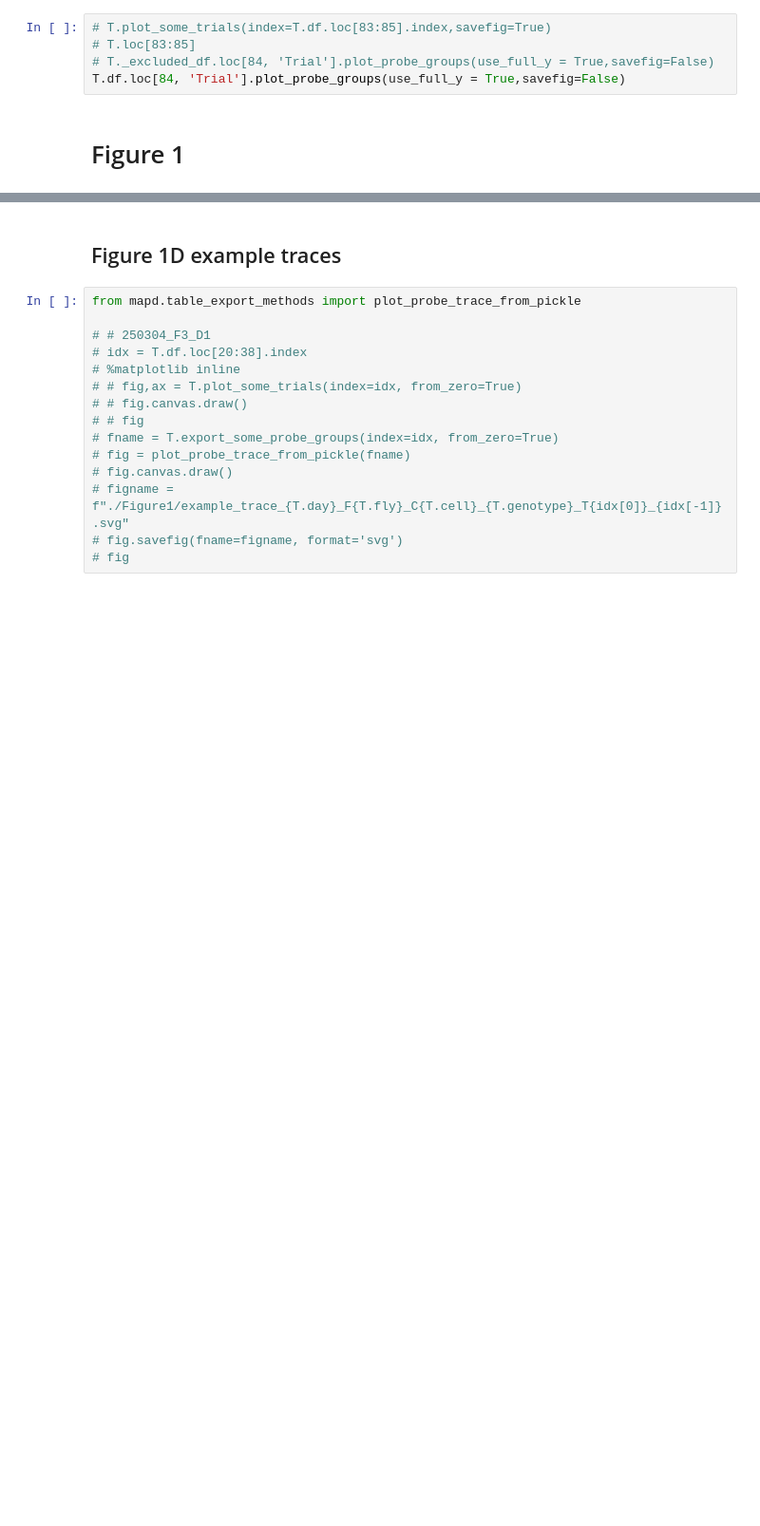
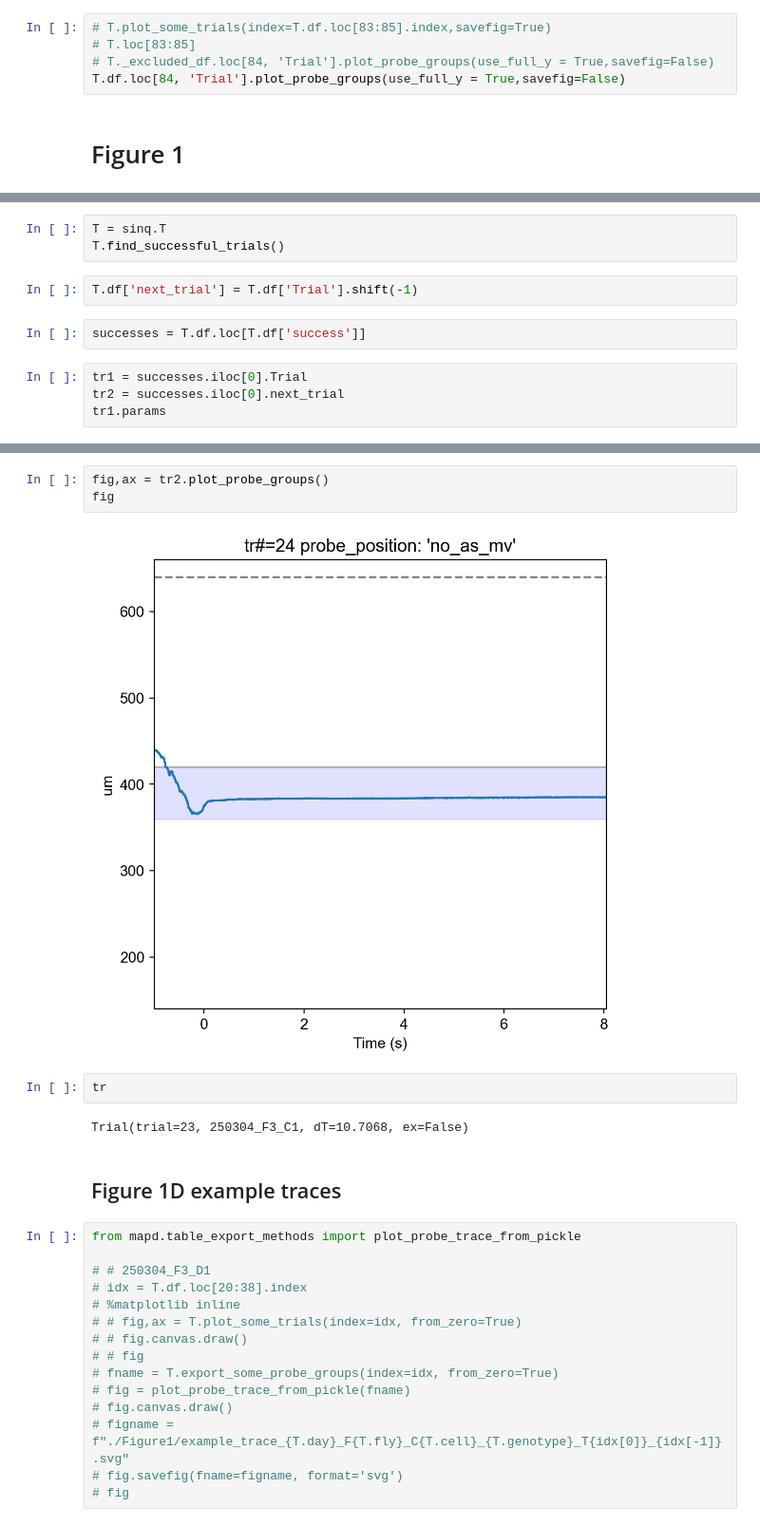
Before and after one commit to tony-azevedo/FlyLearning, a Jupyter notebook: opcond_Figure1_Figure2.ipynb, the cells around one changed output, grey strips where cells are left out. Shown at 95% size. Drawn from its saved outputs; the diff is of its cells as text; blank space fills up the shorter version.

Commit message:
starting to fill out sinq

```diff
--- a/opcond_Figure1_Figure2.ipynb
+++ b/opcond_Figure1_Figure2.ipynb
@@ -613,0 +647,11 @@ T.df.loc[84, 'Trial'].plot_probe_groups(use_full_y = True,savefig=False)
+# %%
+T = sinq.T
+T.find_successful_trials()
+# %%
+T.df['next_trial'] = T.df['Trial'].shift(-1)
+# %%
+successes = T.df.loc[T.df['success']]
+# %%
+tr1 = successes.iloc[0].Trial
+tr2 = successes.iloc[0].next_trial
+tr1.params
@@ -614,3 +689,12 @@ T.df.loc[84, 'Trial'].plot_probe_groups(use_full_y = True,savefig=False)
+# %%
+fig,ax = tr2.plot_probe_groups()
+fig
+# %% [output]
+[figure, added]
+# %%
+tr
+# %% [output]
+Trial(trial=23, 250304_F3_C1, dT=10.7068, ex=False)
 # %% [markdown]
 ## Figure 1D example traces
 # %%
```
Also changed, not shown: parts of 21 cells of this notebook, 5 other files.
